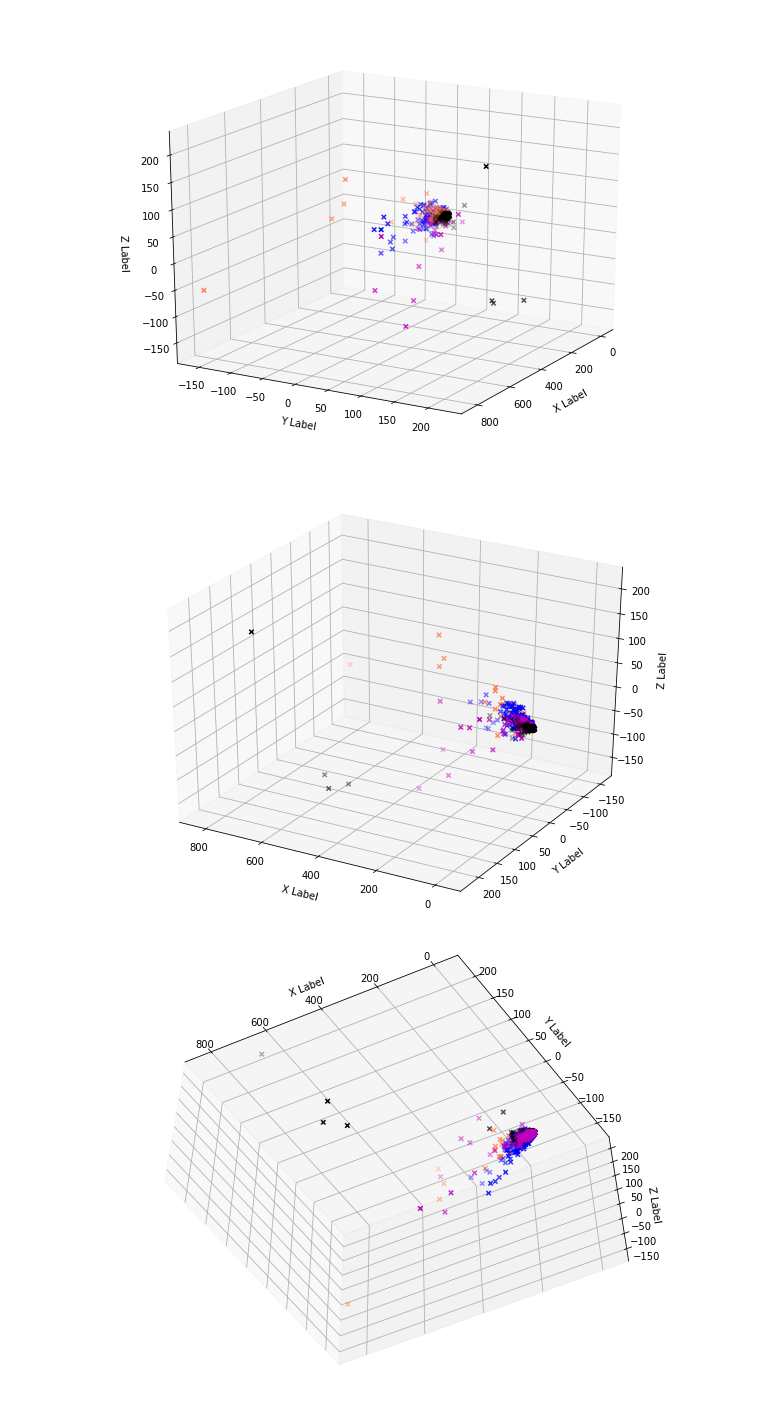
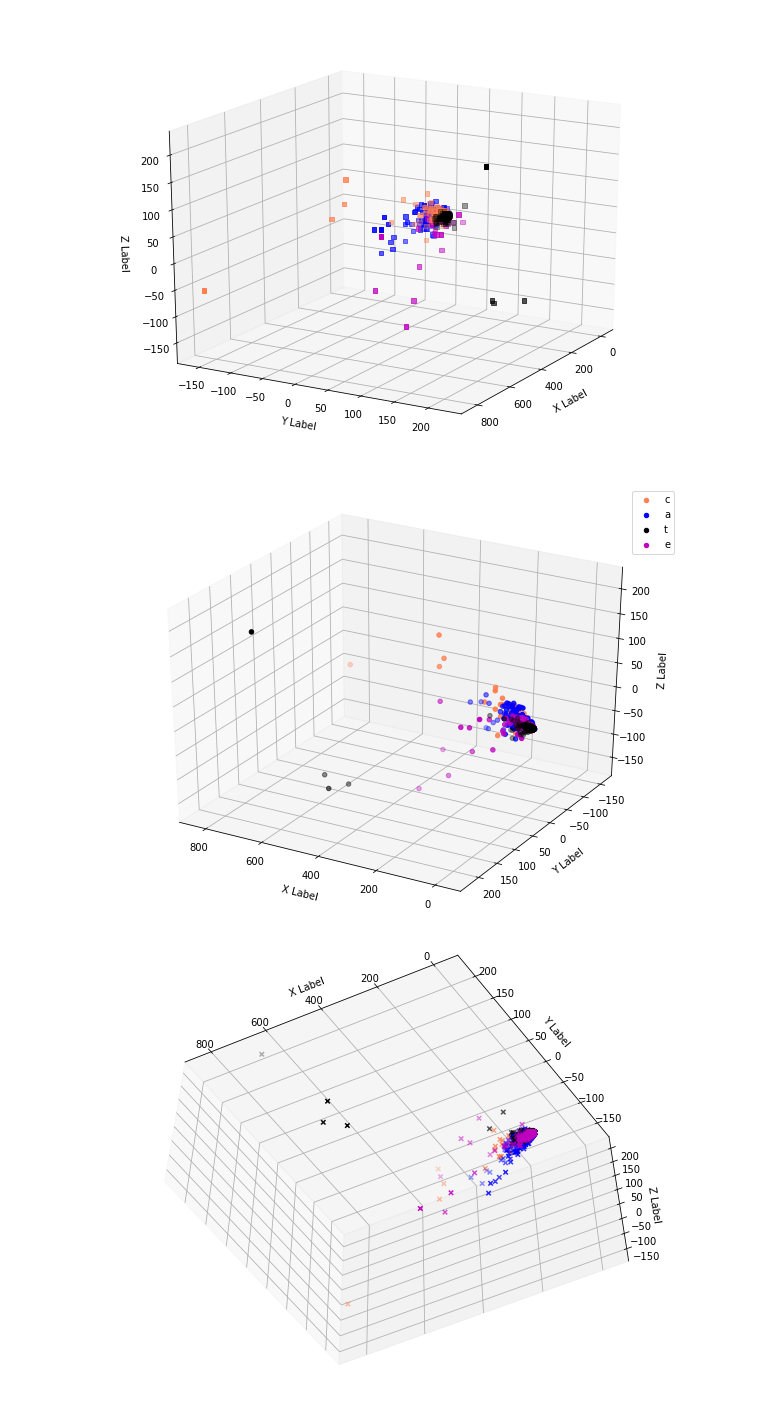
Before and after one commit to RitaWeng/Lab1_Homework, a Jupyter notebook: DM19-Lab1-Homework.ipynb, the cells around one changed output. Drawn from its saved outputs; the diff is of its cells as text; code cells hidden in the pictures.

```diff
--- a/DM19-Lab1-Homework.ipynb
+++ b/DM19-Lab1-Homework.ipynb
@@ -300,7 +301,7 @@ for c, category in zip(col, categories):
     ys = X_reduced[X['category_name'] == category].T[1]
     zs = X_reduced[X['category_name'] == category].T[2]
 
-    ax.scatter(xs, ys, zs, c = c, marker='x')
+    ax.scatter(xs, ys, zs, c = c, marker='s')
 
 
 ax.grid(color='gray', linestyle=':', linewidth=2, alpha=0.2)
@@ -314,23 +315,24 @@ plt.show()
 # %%
 fig = plt.figure(figsize=(8,6))
 ax = Axes3D(fig)
 
 for c, category in zip(col, categories):
     xs = X_reduced[X['category_name'] == category].T[0]
     ys = X_reduced[X['category_name'] == category].T[1]
     zs = X_reduced[X['category_name'] == category].T[2]
 
-    ax.scatter(xs, ys, zs, c = c, marker='x')
+    ax.scatter(xs, ys, zs, c = c, marker='o')
 
 
 ax.grid(color='gray', linestyle=':', linewidth=2, alpha=0.2)
 ax.set_xlabel('\nX Label')
 ax.set_ylabel('\nY Label')
 ax.set_zlabel('\nZ Label')
 ax.view_init(30, 120)
+plt.legend('category')
 plt.show()
 # %% [output]
-[figure, old version]
+[figure, new version]
 # %%
 fig = plt.figure(figsize=(8,6))
 ax = Axes3D(fig)
```
Also changed, not shown: parts of 34 cells of this notebook.
